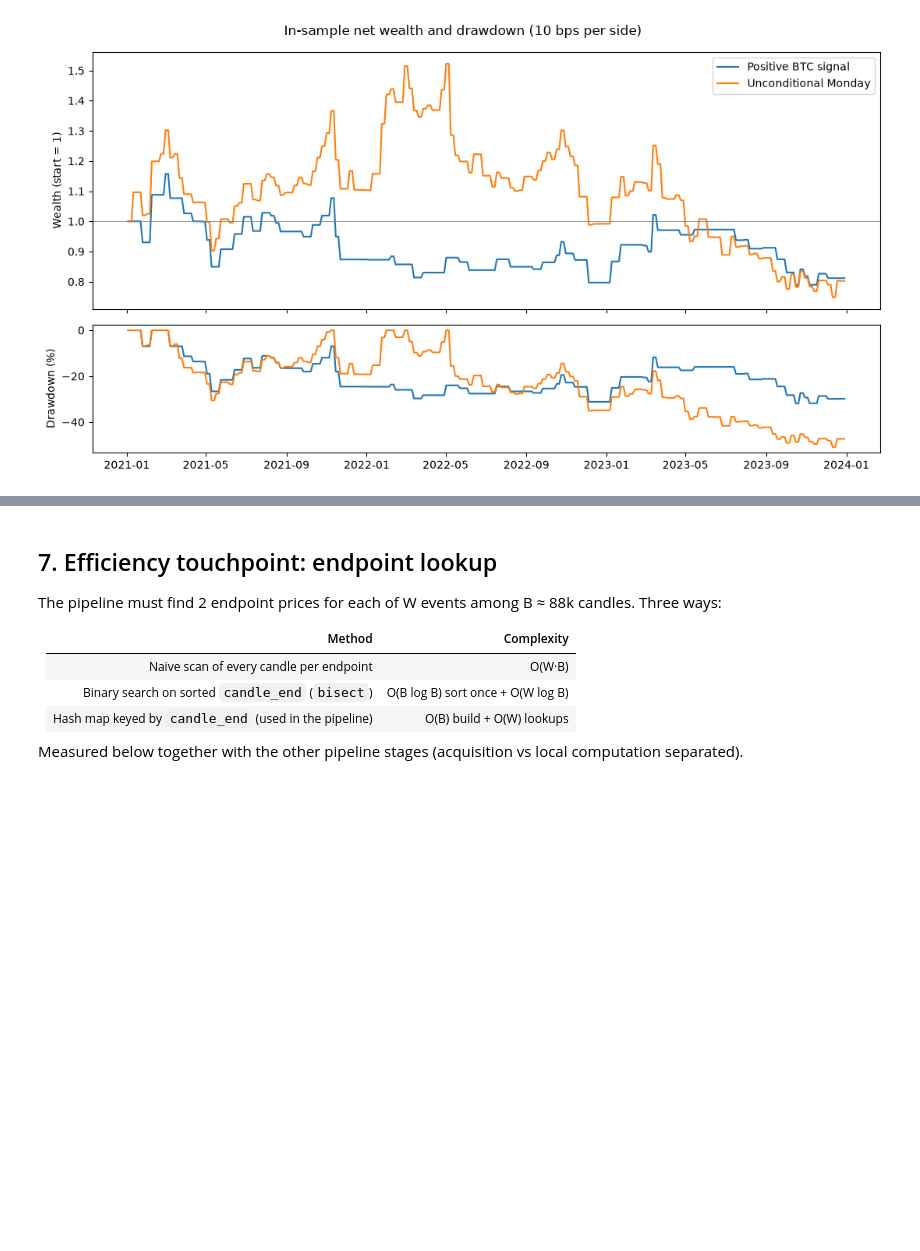
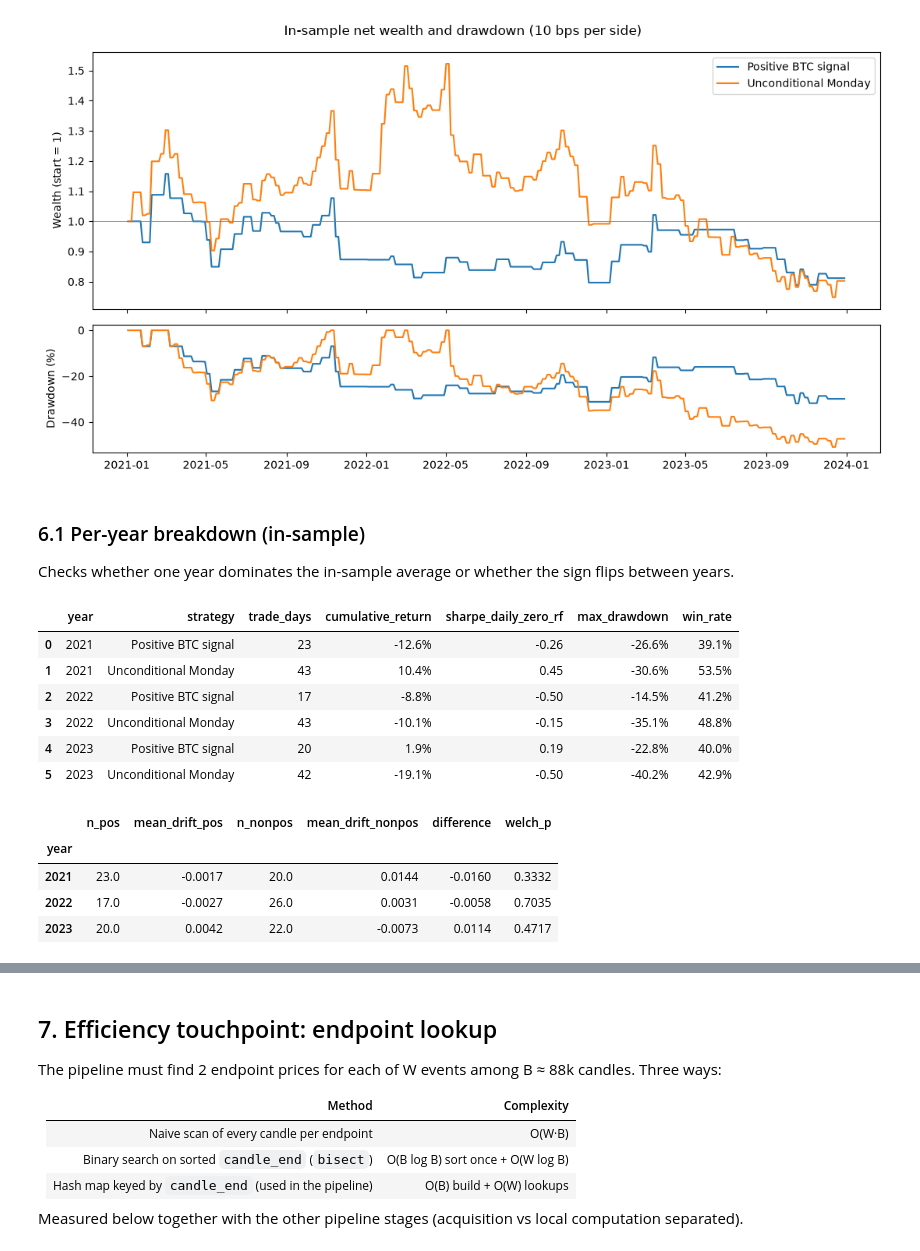
Before and after one commit to MertAyranci/priced-by-the-bell, a Jupyter notebook: notebook.ipynb, the cells around one changed output, grey strips where cells are left out. Cells and saved outputs as stored; diff of their text form; code cells hidden in the pictures; blank space fills up the shorter version.

Commit message:
Add per-year, Monday-BTC diagnostic and concentration checks (in-sample)

```diff
--- a/notebook.ipynb
+++ b/notebook.ipynb
@@ -1043,3 +1054,34 @@ wealth_drawdown_plot({k[1]: v for k, v in is_dailies.items()},
                      FIGURES / "is_wealth_drawdown.png")
 # %% [output]
 [figure]
+# %% [markdown]
+### 6.1 Per-year breakdown (in-sample)
+
+Checks whether one year dominates the in-sample average or whether the sign flips between years.
+# %%
+year_rows = []
+for y in (2021, 2022, 2023):
+    for label, col in STRATEGIES.items():
+        daily, ledger = run_portfolio(col, (f"{y}-01-01", f"{y}-12-31"), CONFIG["base_cost_bps_per_side"])
+        year_rows.append({"year": y, "strategy": label, **compute_metrics(daily, ledger)})
+per_year_is = pd.DataFrame(year_rows)
+per_year_is.to_csv(RESULTS / "per_year_in_sample.csv", index=False)
+
+per_year_cond = (is_wk.assign(year=is_wk["event_id"].dt.year)
+                 .groupby("year")[["btc_return", "basket_drift"]].apply(conditional_drift))
+display(per_year_is[["year", "strategy", "trade_days", "cumulative_return", "sharpe_daily_zero_rf",
+                     "max_drawdown", "win_rate"]].style.format(fmt))
+per_year_cond[["n_pos", "mean_drift_pos", "n_nonpos", "mean_drift_nonpos", "difference", "welch_p"]].round(4)
+# %% [output]
+|  | year | strategy | trade_days | cumulative_return | sharpe_daily_zero_rf | max_drawdown | win_rate |
+| 0 | 2021 | Positive BTC signal | 23 | -12.6% | -0.26 | -26.6% | 39.1% |
+| 1 | 2021 | Unconditional Monday | 43 | 10.4% | 0.45 | -30.6% | 53.5% |
+| 2 | 2022 | Positive BTC signal | 17 | -8.8% | -0.50 | -14.5% | 41.2% |
+| 3 | 2022 | Unconditional Monday | 43 | -10.1% | -0.15 | -35.1% | 48.8% |
+| 4 | 2023 | Positive BTC signal | 20 | 1.9% | 0.19 | -22.8% | 40.0% |
+| 5 | 2023 | Unconditional Monday | 42 | -19.1% | -0.50 | -40.2% | 42.9% |
+|  | n_pos | mean_drift_pos | n_nonpos | mean_drift_nonpos | difference | welch_p |
+| year |  |  |  |  |  |  |
+| 2021 | 23.0 | -0.0017 | 20.0 | 0.0144 | -0.0160 | 0.3332 |
+| 2022 | 17.0 | -0.0027 | 26.0 | 0.0031 | -0.0058 | 0.7035 |
+| 2023 | 20.0 | 0.0042 | 22.0 | -0.0073 | 0.0114 | 0.4717 |
```
Also changed, not shown: parts of 8 cells of this notebook, 2 other files.
